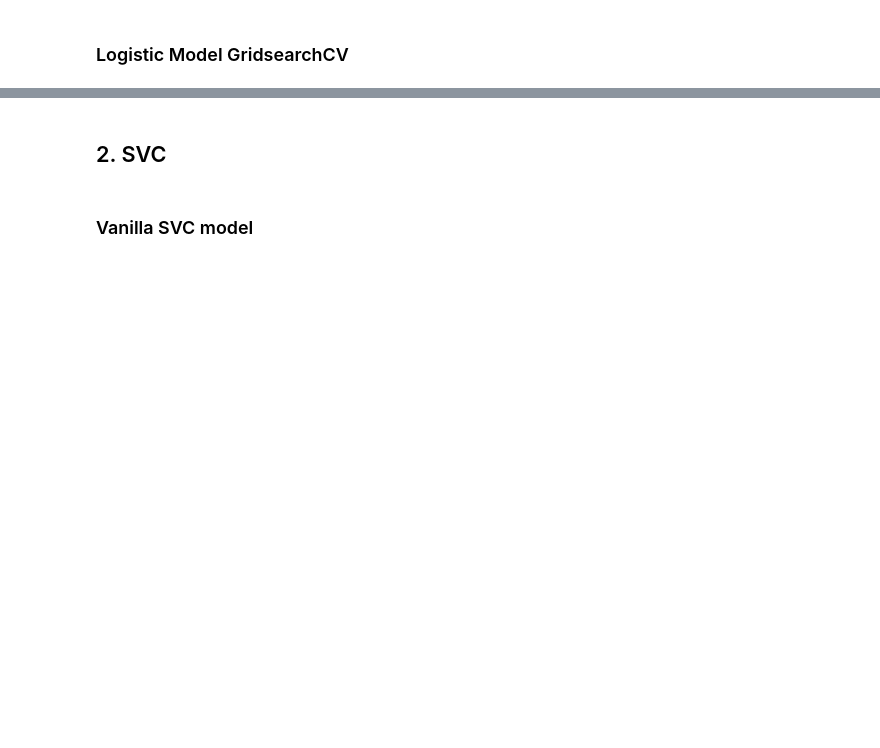
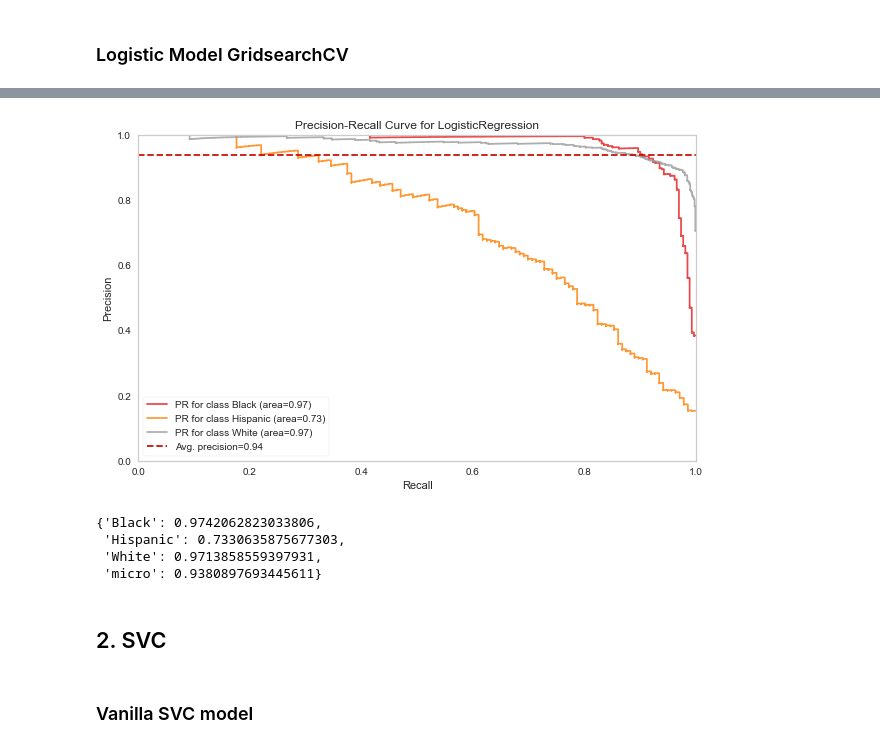
Before and after one commit to yasir5008/DS_-_ITF_Just_Working_Directory, a Jupyter notebook: ML/soldier project/soldier_race_project_students.ipynb, the cells around one changed output, grey strips where cells are left out. Saved outputs shown, nothing was run; the diff lists cells and outputs as text; code cells hidden in the pictures; blank space fills up the shorter version.

```diff
--- a/ML/soldier project/soldier_race_project_students.ipynb
+++ b/ML/soldier project/soldier_race_project_students.ipynb
@@ -317,3 +325,8 @@ data = pd.get_dummies(df_1,drop_first= True)
+# %%
+data["DODRace"] = data.DODRace.map({
+    1: "White",
+    2: "Black",
+    3: "Hispanic"})
 # %%
 data.head()
 # %% [output]
@@ -347,6 +375,7 @@ pd.set_option('display.max_columns', 1000)
 pd.set_option('display.width', 1000)
 # %%
 X = data.drop("DODRace",axis=1)
+X = pd.get_dummies(data=X, drop_first=True)
 y = data.DODRace
 # %%
 print("Train features shape : ", X_train.shape)
@@ -412,11 +457,13 @@ weighted avg       0.91      0.88      0.89      4615
 # %% [markdown]
 ### Logistic Model GridsearchCV
+# %%
+recall_Hispanic =  make_scorer(recall_score, average=None, labels=["Hispanic"])
 # %%
-recall_Hispanic =  make_scorer(recall_score, average=None, labels=["3"])
 param_grid = {
     "log__C": [0.1, 0.5, 1],
     'log__penalty': ["l1", "l2"],
-    'log__solver': ['liblinear', 'lbfgs'],}
+    'log__solver': ['liblinear', 'lbfgs'],
+}
 # %%
 operations = [("scaler", MinMaxScaler()), ("log", LogisticRegression(class_weight='balanced',max_iter=10000,random_state=101))]
 model = Pipeline(steps=operations)
@@ -443,0 +519,23 @@ GridSearchCV(cv=5,
+# %%
+from yellowbrick.classifier import PrecisionRecallCurve
+
+operations = [("scaler", MinMaxScaler()), ("log", LogisticRegression(class_weight='balanced',max_iter=10000,random_state=101))]
+model = Pipeline(steps=operations)
+
+viz = PrecisionRecallCurve(
+    model,
+    per_class=True, classes= ["Black", "Hispanic", "White"],
+    cmap="Set1"
+)
+viz.fit(X_train, y_train)
+viz.score(X_test, y_test)
+viz.show();
+# %% [output]
+[figure, added]
+# %%
+viz.score_#["Hispanic"]
+# %% [output]
+{'Black': 0.9742062823033806,
+ 'Hispanic': 0.7330635875677303,
+ 'White': 0.9713858559397931,
+ 'micro': 0.9380897693445611}
```
Also changed, not shown: parts of 44 cells of this notebook, 1 other file.
